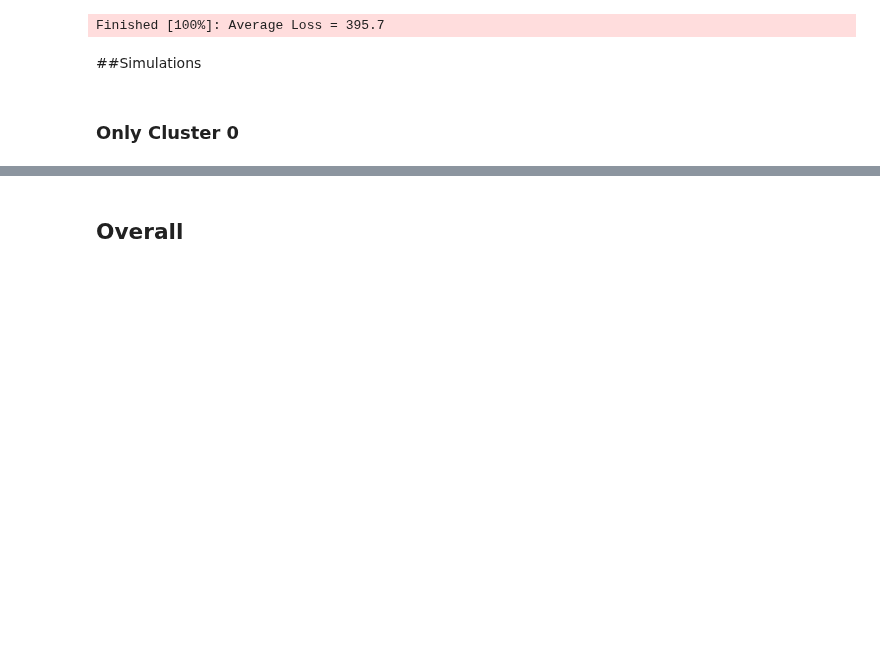
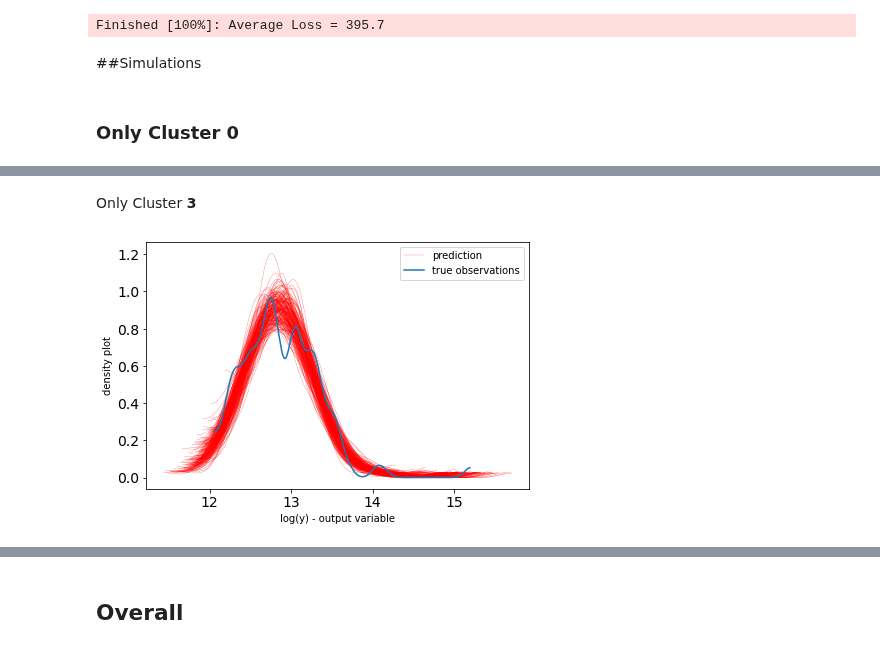
Before and after one commit to markdevine/ET5003_SEM1_2021-2, a Jupyter notebook: ET5003_Etivity2_Mark_Devine_19187289.ipynb, the cells around one changed output, grey strips where cells are left out. Saved outputs shown, nothing was run; the diff lists cells and outputs as text; code cells hidden in the pictures; blank space fills up the shorter version.

```diff
--- a/ET5003_Etivity2_Mark_Devine_19187289.ipynb
+++ b/ET5003_Etivity2_Mark_Devine_19187289.ipynb
@@ -875,0 +931,14 @@ Finished [100%]: Average Loss = 395.7
+# %% [markdown]
+Only Cluster **3**
+# %%
+#Simulation
+Ypred3 = yscaler3.inverse_transform(ppc(posterior3['alpha'],posterior3['beta'],posterior3['sigma_n'],Xn3,  nsamples=200))
+for i in range(Ypred3.shape[0]):
+    az.plot_dist( Ypred3[i,:],color='r',plot_kwargs={"linewidth": 0.2})
+az.plot_dist(Ypred3[i,:],color='r',plot_kwargs={"linewidth": 0.2}, label="prediction")
+az.plot_dist(ylog3,label='true observations');
+plt.legend()
+plt.xlabel("log(y) - output variable")
+plt.ylabel("density plot");
+# %% [output]
+[figure, added]
```
Also changed, not shown: parts of 10 cells of this notebook.
